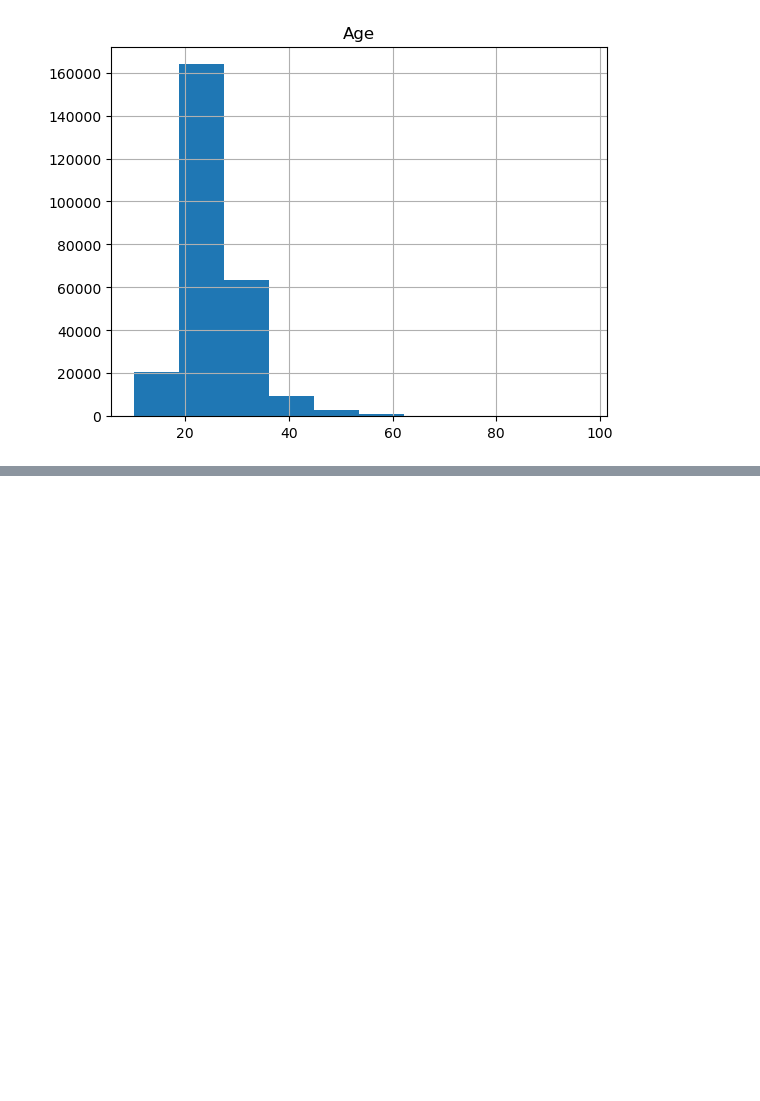
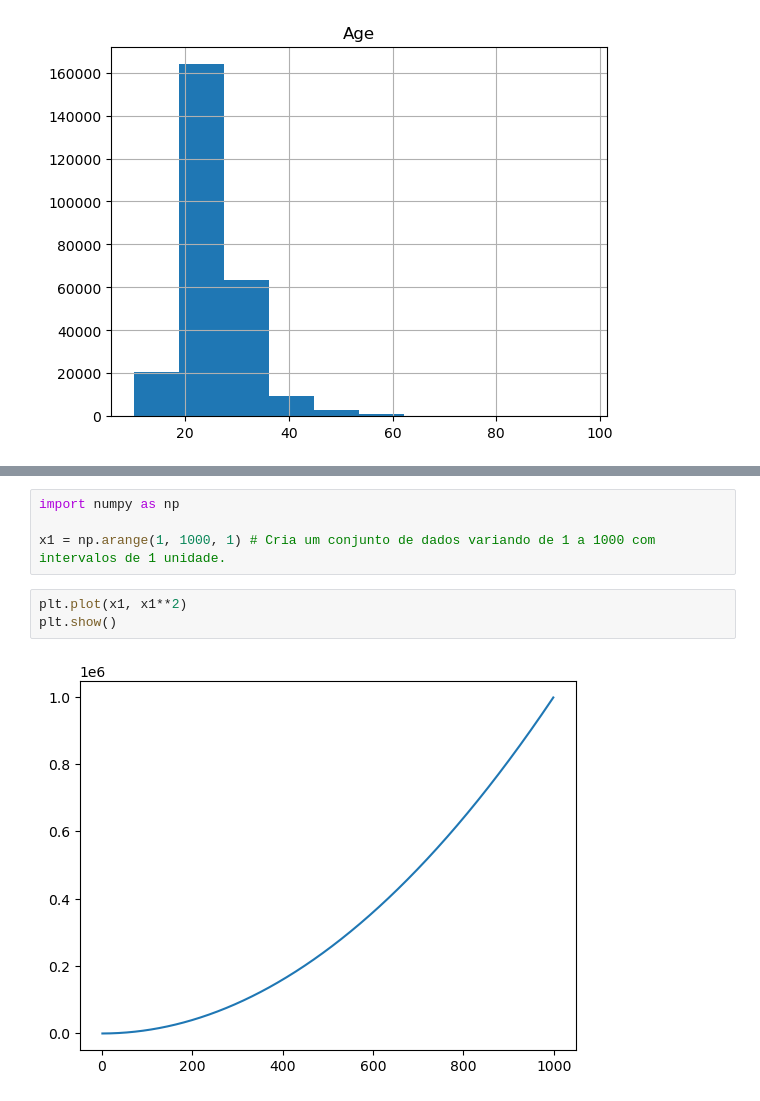
Before and after one commit to francojra/python_para_machine_learning, a Jupyter notebook: Machine_Learning.ipynb, the cells around one changed output, grey strips where cells are left out. Saved outputs shown, nothing was run; the diff lists cells and outputs as text; blank space fills up the shorter version.

```diff
--- a/Machine_Learning.ipynb
+++ b/Machine_Learning.ipynb
@@ -884,0 +885,9 @@ plt.show()
+# %%
+import numpy as np
+
+x1 = np.arange(1, 1000, 1) # Cria um conjunto de dados variando de 1 a 1000 com intervalos de 1 unidade.
+# %%
+plt.plot(x1, x1**2)
+plt.show()
+# %% [output]
+[figure, added]
```
Also changed, not shown: parts of 15 cells of this notebook.
